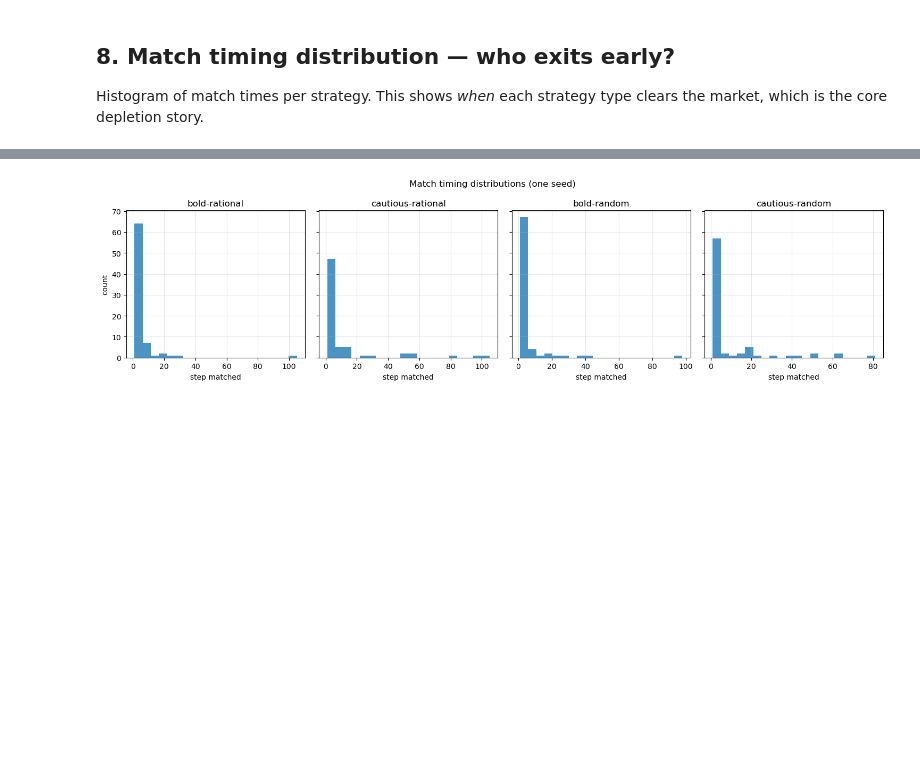
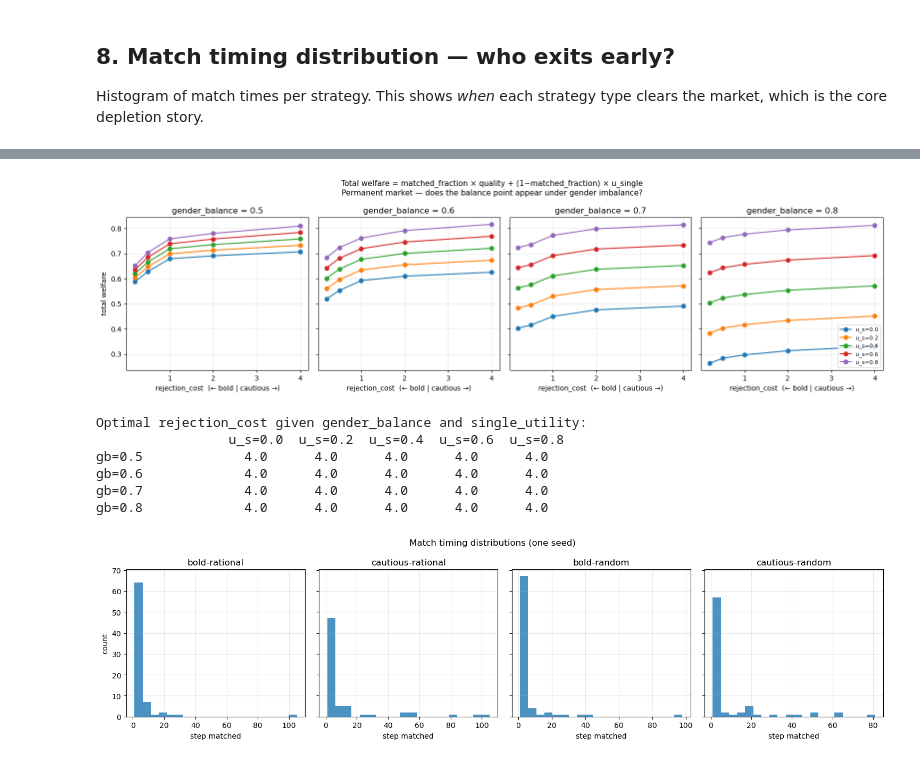
Before and after one commit to johantentij/ABM_LoveIsland, a Jupyter notebook: PermanentMatchExperiment.ipynb, the cells around one changed output, grey strips where cells are left out. Saved outputs shown, nothing was run; the diff lists cells and outputs as text; code cells hidden in the pictures; blank space fills up the shorter version.

Commit message:
single_utility and radius experiemnt

```diff
--- a/PermanentMatchExperiment.ipynb
+++ b/PermanentMatchExperiment.ipynb
@@ -358,3 +415,74 @@ clears the market, which is the core depletion story.
+# %%
+# --- Step 2: compute total welfare for each (gb, rc, u_s) combination ---
+single_utilities = [0.0, 0.2, 0.4, 0.6, 0.8]
+
+fig, axes = plt.subplots(
+    1, len(gender_balances),
+    figsize=(16, 4.5),
+    sharey=True,
+)
+
+for ax, gb in zip(axes, gender_balances):
+    sub = sweep_df[sweep_df["gender_balance"] == gb].copy()
+
+    for su in single_utilities:
+        sub["total_welfare"] = (
+            sub["matched_fraction"] * sub["mean_quality"]
+            + (1 - sub["matched_fraction"]) * su
+        )
+        ax.plot(
+            sub["rejection_cost"],
+            sub["total_welfare"],
+            marker="o",
+            label=f"u_s={su}",
+        )
+
+    ax.set_title(f"gender_balance = {gb}")
+    ax.set_xlabel("rejection_cost  (← bold | cautious →)")
+    ax.grid(alpha=0.3)
+    if gb == gender_balances[0]:
+        ax.set_ylabel("total welfare")
+    if gb == gender_balances[-1]:
+        ax.legend(fontsize=8)
+
+fig.suptitle(
+    "Total welfare = matched_fraction × quality + (1−matched_fraction) × u_single\n"
+    "Permanent market — does the balance point appear under gender imbalance?",
+    fontsize=11,
+)
+plt.tight_layout()
+plt.show()
+# %% [output]
+[figure, added]
+# %%
+# --- Step 3: for each (gb, u_s), find the optimal rejection_cost ---
+# If the balance point exists, optimal rc should shift LEFT (toward bold) as u_s rises
+# and as gender_balance rises (more stranding risk).
+
+print("Optimal rejection_cost given gender_balance and single_utility:")
+print(f"{'':15s}", end="")
+for su in single_utilities:
+    print(f"  u_s={su}", end="")
+print()
+
+for gb in gender_balances:
+    sub = sweep_df[sweep_df["gender_balance"] == gb].copy()
+    print(f"gb={gb:<10}", end="")
+    for su in single_utilities:
+        sub["total_welfare"] = (
+            sub["matched_fraction"] * sub["mean_quality"]
+            + (1 - sub["matched_fraction"]) * su
+        )
+        best_rc = sub.loc[sub["total_welfare"].idxmax(), "rejection_cost"]
+        print(f"  {best_rc:>7.1f}", end="")
+    print()
+# %% [output]
+Optimal rejection_cost given gender_balance and single_utility:
+                 u_s=0.0  u_s=0.2  u_s=0.4  u_s=0.6  u_s=0.8
+gb=0.5             4.0      4.0      4.0      4.0      4.0
+gb=0.6             4.0      4.0      4.0      4.0      4.0
+gb=0.7             4.0      4.0      4.0      4.0      4.0
+gb=0.8             4.0      4.0      4.0      4.0      4.0
 # %%
 # Run one seed in detail to get per-agent match times
 m_detail = DatingMarket(
```
Also changed, not shown: parts of 3 cells of this notebook, 1 other file.
